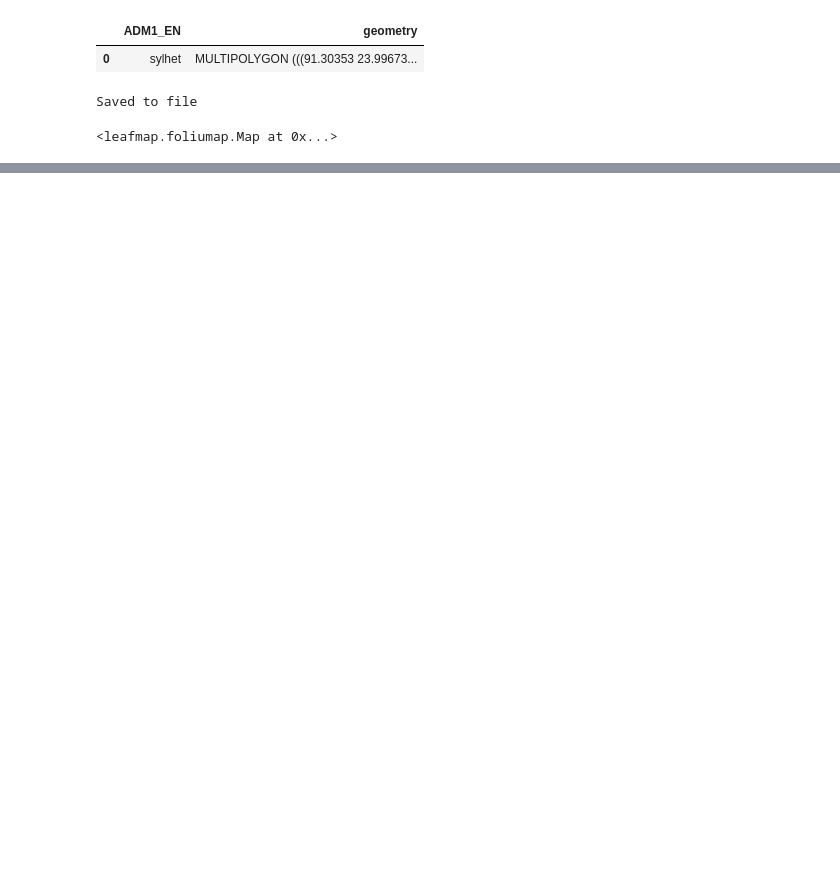
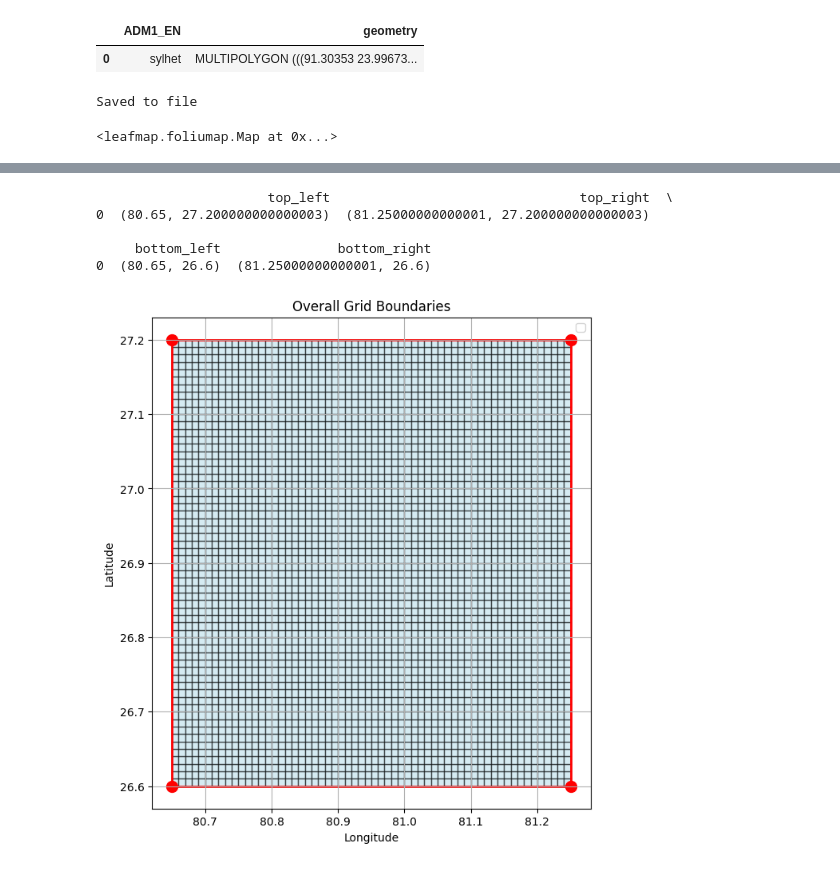
Before and after one commit to rishabh-mondal/notebooks, a Jupyter notebook: raw_shapefile_to_regions_shapes.ipynb, the cells around one changed output, grey strips where cells are left out. Drawn from its saved outputs; the diff is of its cells as text; code cells hidden in the pictures; blank space fills up the shorter version.

```diff
--- a/raw_shapefile_to_regions_shapes.ipynb
+++ b/raw_shapefile_to_regions_shapes.ipynb
@@ -72,0 +105,69 @@ display(m)
+# %%
+import geopandas as gpd
+
+# Load the KML file
+shapefile_path = "/home/patel_zeel/kiln_compass_24/raw_shapefiles/grids_lucknow.kml"
+df = gpd.read_file(shapefile_path).to_crs(epsg=4326)  # Ensure WGS 84 (lat/lon) projection
+
+# Get the overall bounding box of all grids
+xmin, ymin, xmax, ymax = df.total_bounds  # Extract overall bounds
+
+# Define the four corners
+top_left = (xmin, ymax)
+top_right = (xmax, ymax)
+bottom_left = (xmin, ymin)
+bottom_right = (xmax, ymin)
+
+# Print or save as DataFrame
+corners_df = gpd.GeoDataFrame(
+    {
+        "top_left": [top_left],
+        "top_right": [top_right],
+        "bottom_left": [bottom_left],
+        "bottom_right": [bottom_right]
+    }
+)
+
+print(corners_df)
+# %% [output]
+                      top_left                                top_right  \
+0  (80.65, 27.200000000000003)  (81.25000000000001, 27.200000000000003)
+
+     bottom_left               bottom_right
+0  (80.65, 26.6)  (81.25000000000001, 26.6)
+# %%
+# Define bounding box as a polygon
+from shapely.geometry import Polygon
+
+bbox_polygon = Polygon([(xmin, ymin), (xmax, ymin), (xmax, ymax), (xmin, ymax)])
+
+# Create a GeoDataFrame for the bounding box
+bbox_gdf = gpd.GeoDataFrame(geometry=[bbox_polygon], crs="EPSG:4326")
+
+# Plot the grids and bounding box
+fig, ax = plt.subplots(figsize=(8, 8))
+df.plot(ax=ax, color="lightblue", edgecolor="black", alpha=0.5, label="Grid Cells")
+bbox_gdf.plot(ax=ax, edgecolor="red", linewidth=2, facecolor="none", label="Overall Bounding Box")
+
+# Mark four corners
+corners = [(xmin, ymax), (xmax, ymax), (xmin, ymin), (xmax, ymin)]
+for x, y in corners:
+    plt.scatter(x, y, color="red", marker="o", s=100)
+
+# Labels
+plt.title("Overall Grid Boundaries")
+plt.xlabel("Longitude")
+plt.ylabel("Latitude")
+plt.legend()
+plt.grid(True)
+
+# Show plot
+plt.show()
+# What This Does:
+# ✅ Plots the original grid system in blue
+# ✅ Outlines the overall bounding box in red
+# ✅ Marks the four corner points with red dots
+
+# Try running this and let me know if you need adjustments! 🚀
+# %% [output]
+[figure, added]
```
Also changed, not shown: parts of 5 cells of this notebook, 6 other files.
